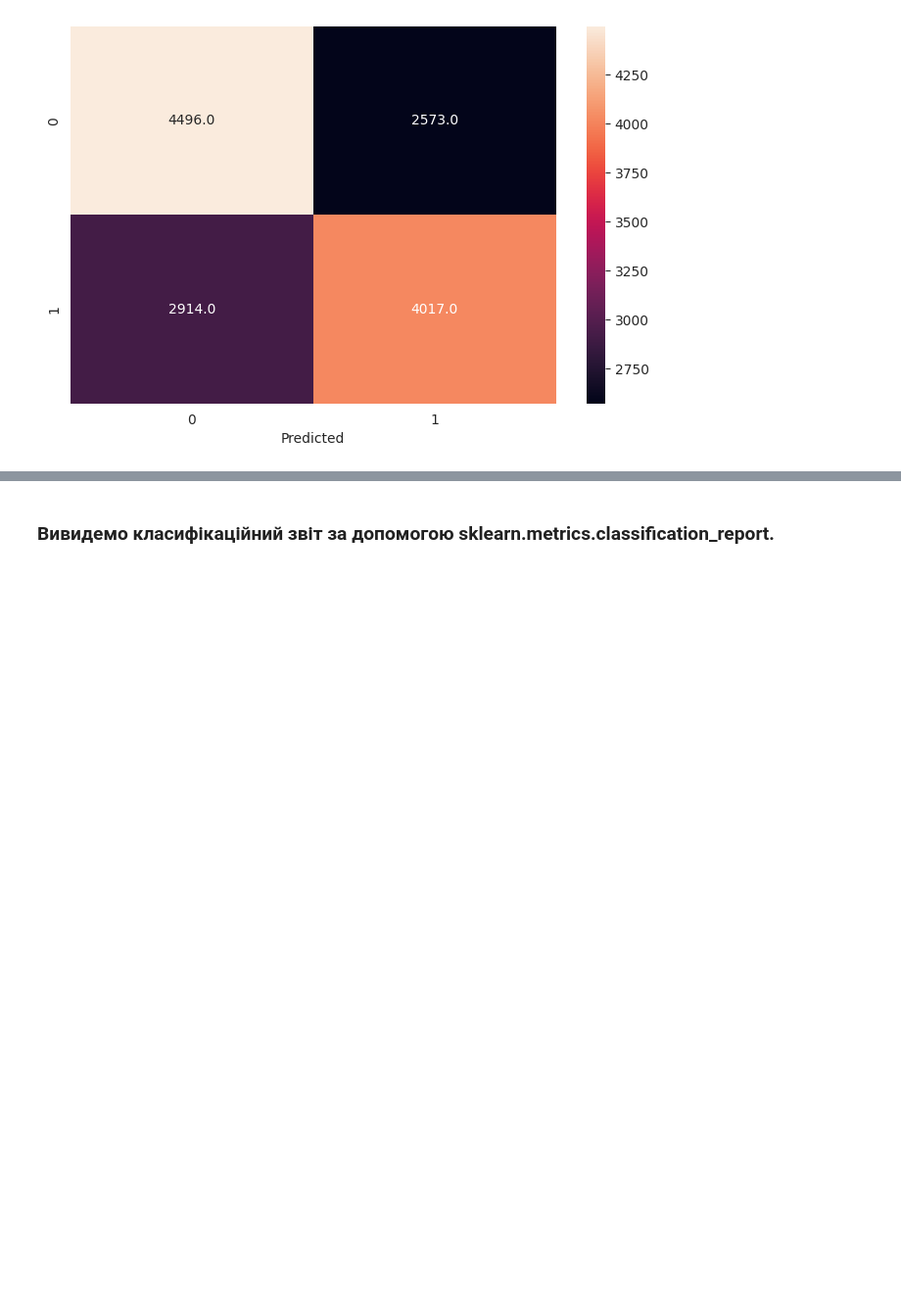
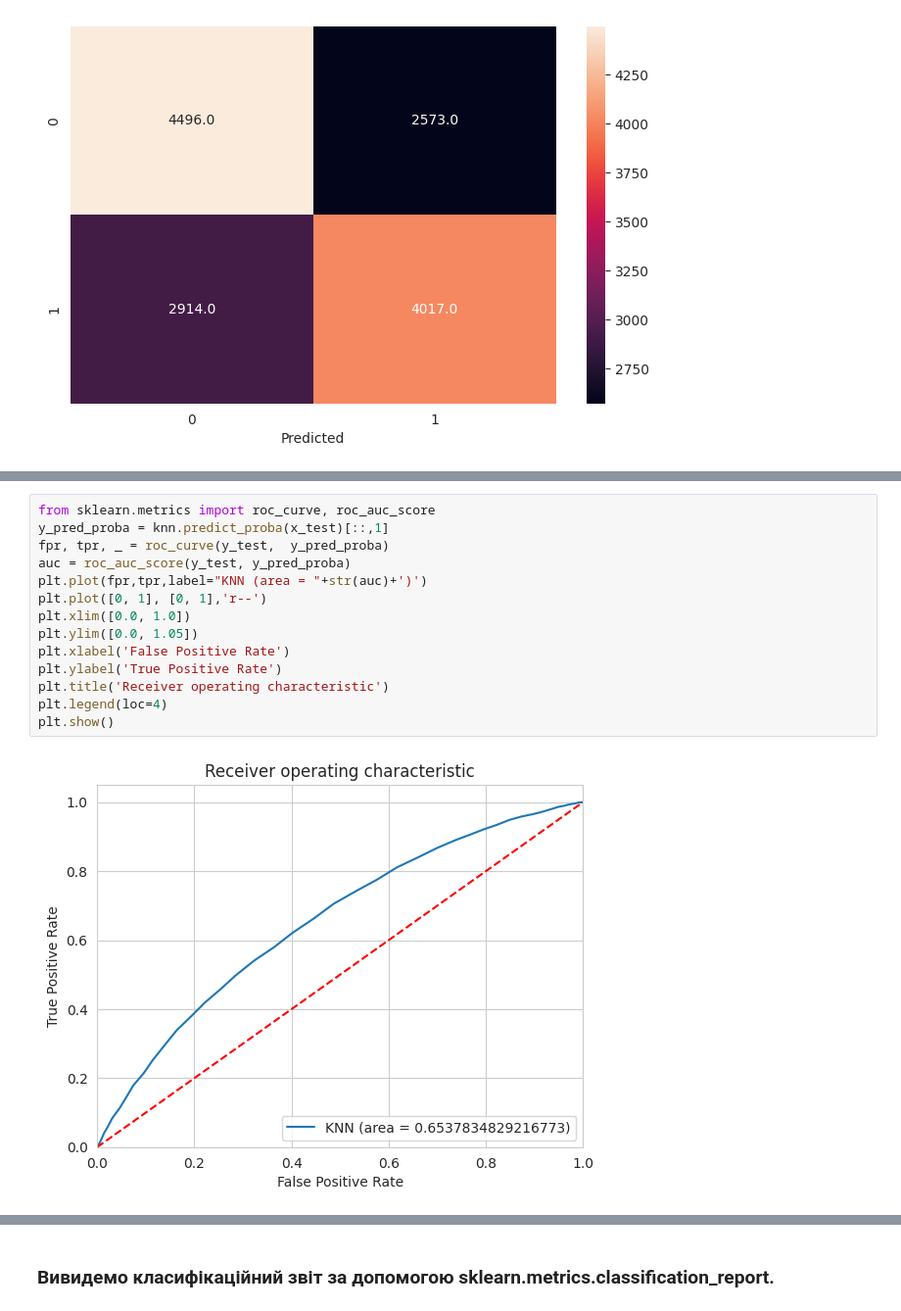
Before and after one commit to SideShowBoBGOT/DataAnalysisFourthSemester, a Jupyter notebook: CourseWork/work.ipynb, the cells around one changed output, grey strips where cells are left out. Shown at 98% size. Drawn from its saved outputs; the diff is of its cells as text; blank space fills up the shorter version.

```diff
--- a/CourseWork/work.ipynb
+++ b/CourseWork/work.ipynb
@@ -177,0 +180,16 @@ Text(0.5, 25.722222222222214, 'Predicted')
+# %%
+from sklearn.metrics import roc_curve, roc_auc_score
+y_pred_proba = knn.predict_proba(x_test)[::,1]
+fpr, tpr, _ = roc_curve(y_test,  y_pred_proba)
+auc = roc_auc_score(y_test, y_pred_proba)
+plt.plot(fpr,tpr,label="KNN (area = "+str(auc)+')')
+plt.plot([0, 1], [0, 1],'r--')
+plt.xlim([0.0, 1.0])
+plt.ylim([0.0, 1.05])
+plt.xlabel('False Positive Rate')
+plt.ylabel('True Positive Rate')
+plt.title('Receiver operating characteristic')
+plt.legend(loc=4)
+plt.show()
+# %% [output]
+[figure, added]
```
Also changed, not shown: parts of 17 cells of this notebook.
